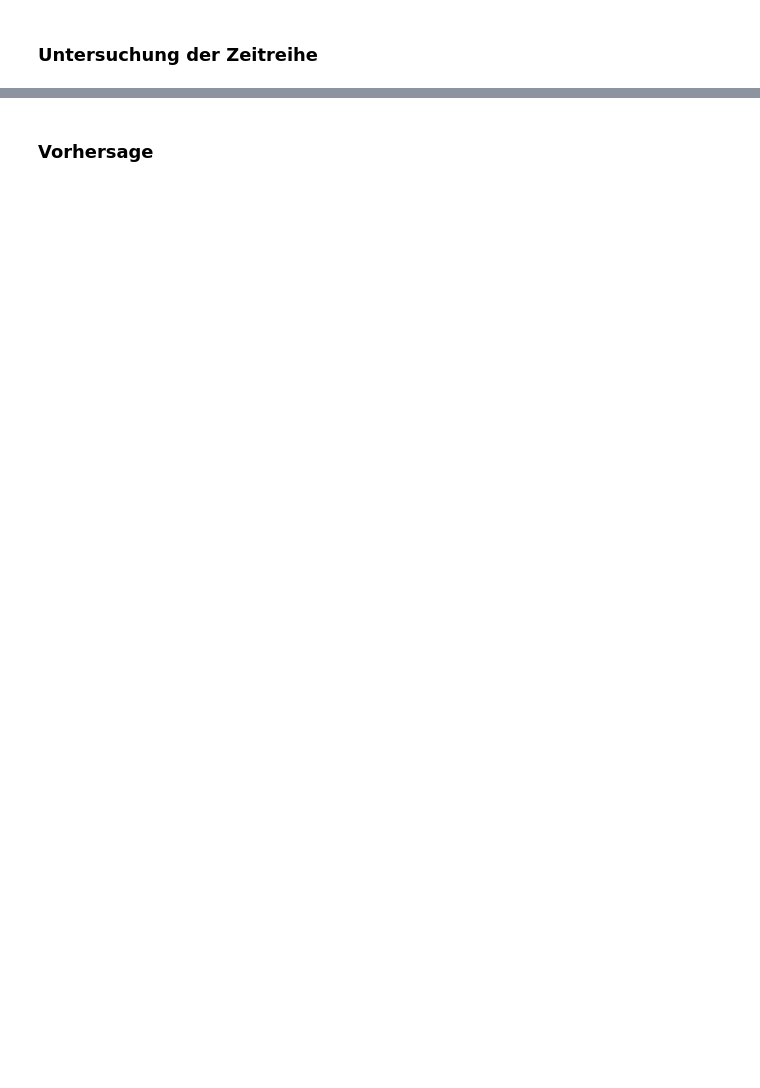
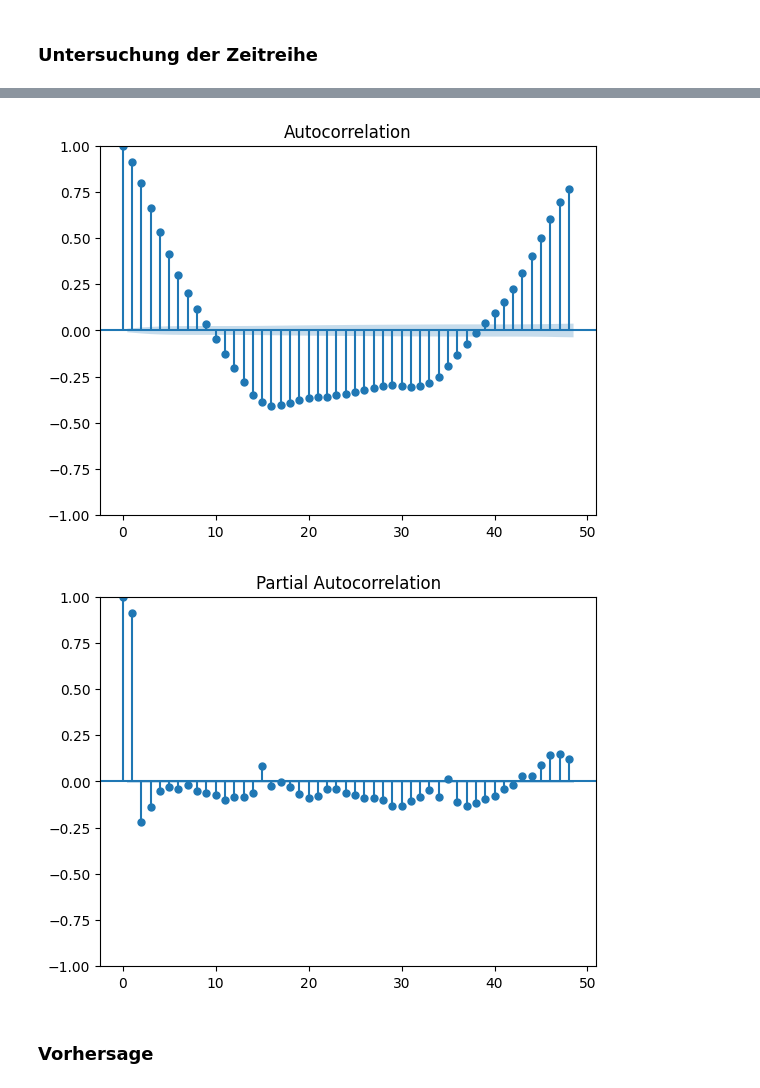
Before and after one commit to vasv1011/semester-3-projekte, a Jupyter notebook: Abgabe 1/analyse.ipynb, the cells around one changed output, grey strips where cells are left out. Saved outputs shown, nothing was run; the diff lists cells and outputs as text; code cells hidden in the pictures; blank space fills up the shorter version.

```diff
--- a/Abgabe 1/analyse.ipynb
+++ b/Abgabe 1/analyse.ipynb
@@ -159,9 +229,12 @@ plt.show()
 # %%
 from statsmodels.graphics.tsaplots import plot_acf, plot_pacf
 
 _ = plot_acf(resid.dropna(), lags=48)
-_ = plot_acf(df["kwh_bereinigt"].dropna(), lags=48)
-# _ = plot_pacf(resid, lags=48)
+# _ = plot_acf(df["kwh_bereinigt"].dropna(), lags=48)
+_ = plot_pacf(resid.dropna(), lags=48)
+# %% [output]
+[figure, added]
+[figure, added]
 # %% [markdown]
 ### Vorhersage
 # %%
```
Also changed, not shown: parts of 13 cells of this notebook.
